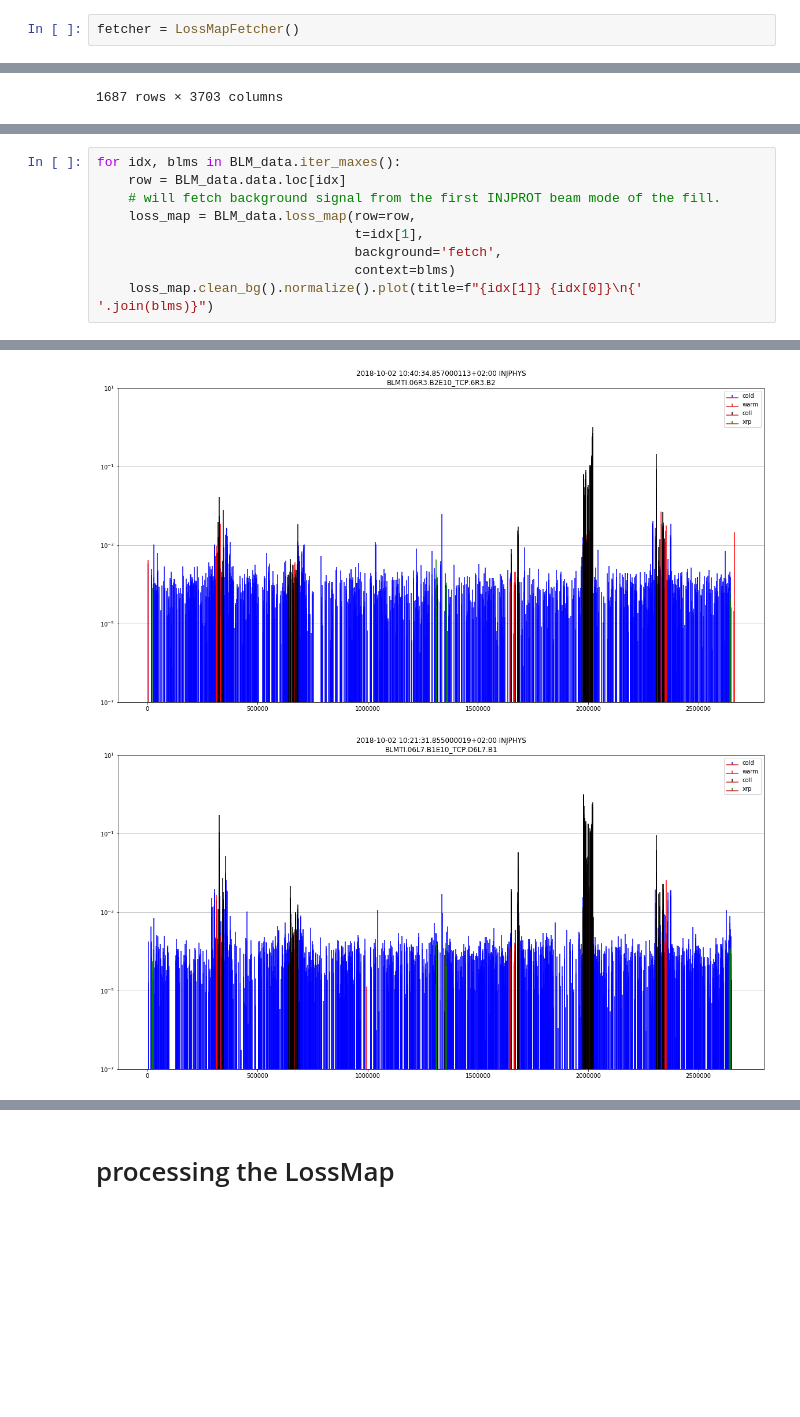
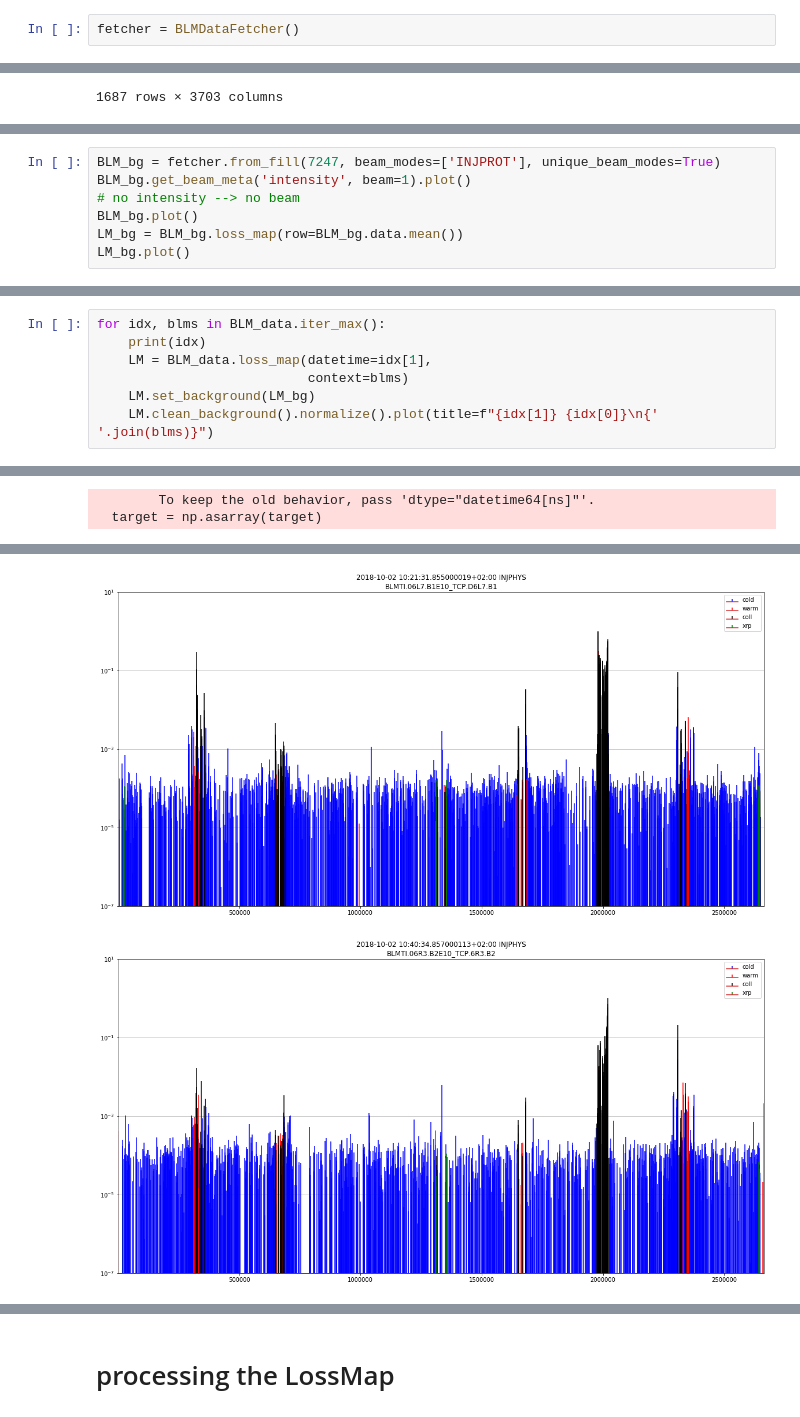
Before and after one commit to loiccoyle/pylossmap, a Jupyter notebook: notebooks/creating_lossmaps.ipynb, the cells around one changed output, grey strips where cells are left out. Drawn from its saved outputs; the diff is of its cells as text; blank space fills up the shorter version.

Commit message:
rework of bg handling, added notebooks, added beam meta fetching

```diff
--- a/notebooks/creating_lossmaps.ipynb
+++ b/notebooks/creating_lossmaps.ipynb
@@ -20,7 +18,7 @@ please file a ticket with the developer.
 # %% [markdown]
 # get the blm data
 # %%
-fetcher = LossMapFetcher()
+fetcher = BLMDataFetcher()
 # %%
 BLM_data = fetcher.from_fill(7247, beam_modes=['INJPHYS'], unique_beam_modes=True)
 # if a fill has multiple of the same beam mode, they will be made unique, use unique_beam_modes=True,
@@ -64,0 +52,7 @@ BLM_data.BLM_max
+# %%
+BLM_bg = fetcher.from_fill(7247, beam_modes=['INJPROT'], unique_beam_modes=True)
+BLM_bg.get_beam_meta('intensity', beam=1).plot()
+# no intensity --> no beam
+BLM_bg.plot()
+LM_bg = BLM_bg.loss_map(row=BLM_bg.data.mean())
+LM_bg.plot()
@@ -67,10 +67,8 @@ BLM_data.BLM_max
 # %%
-for idx, blms in BLM_data.iter_maxes():
-    row = BLM_data.data.loc[idx]
-    # will fetch background signal from the first INJPROT beam mode of the fill.
-    loss_map = BLM_data.loss_map(row=row,
-                                 t=idx[1],
-                                 background='fetch',
-                                 context=blms)
-    loss_map.clean_bg().normalize().plot(title=f"{idx[1]} {idx[0]}\n{'  '.join(blms)}")
+for idx, blms in BLM_data.iter_max():
+    print(idx)
+    LM = BLM_data.loss_map(datetime=idx[1],
+                           context=blms)
+    LM.set_background(LM_bg)
+    LM.clean_background().normalize().plot(title=f"{idx[1]} {idx[0]}\n{'  '.join(blms)}")
 # %% [output]
@@ -76,0 +78,2 @@ for idx, blms in BLM_data.iter_maxes():
+        To keep the old behavior, pass 'dtype="datetime64[ns]"'.
+  target = np.asarray(target)
@@ -78,2 +82,2 @@ for idx, blms in BLM_data.iter_maxes():
-[figure, old version]
+[figure, new version]
-[figure, old version]
+[figure, new version]
```
Also changed, not shown: parts of 25 cells of this notebook, 13 other files.
